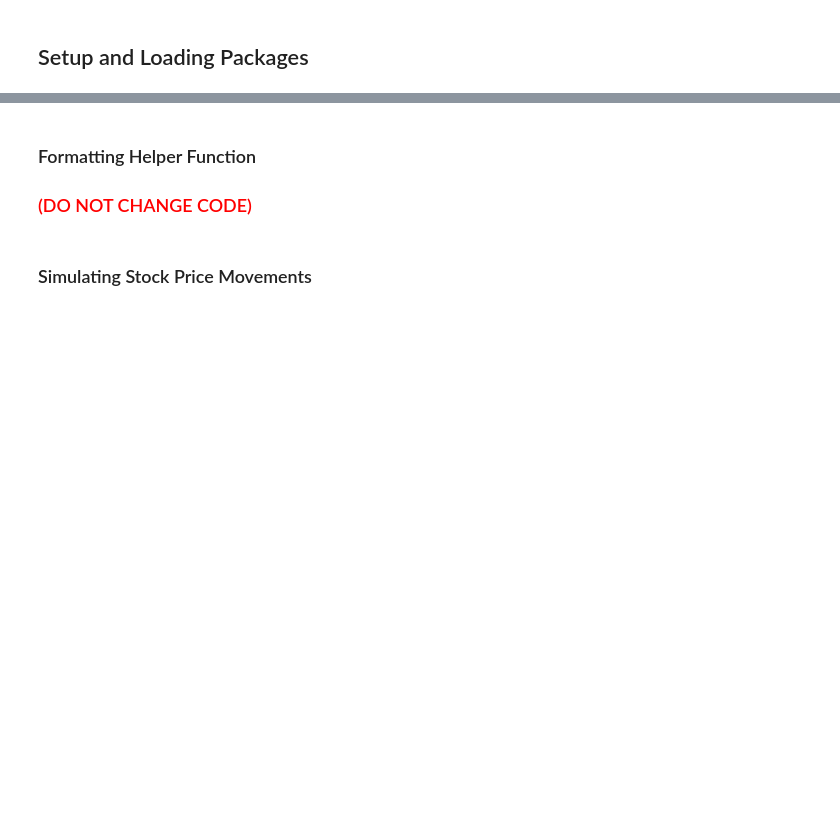
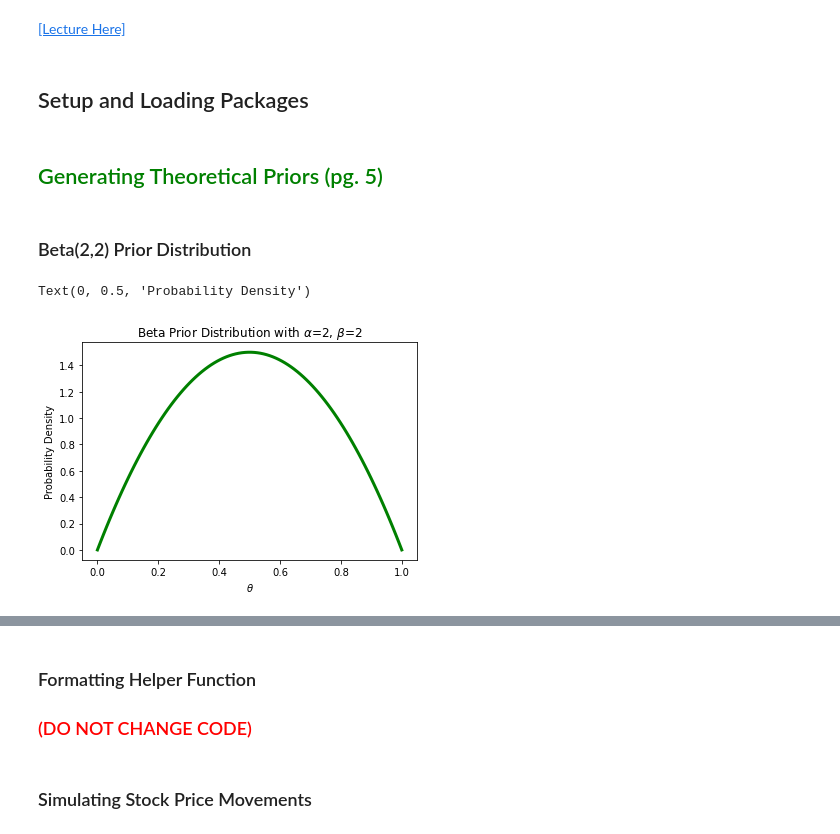
Before and after one commit to lykjohn/UChicago-Summer-Session-2022, a Jupyter notebook: Week1/Bayesian_ML.ipynb, the cells around one changed output, grey strips where cells are left out. Saved outputs shown, nothing was run; the diff lists cells and outputs as text; code cells hidden in the pictures; blank space fills up the shorter version.

```diff
--- a/Week1/Bayesian_ML.ipynb
+++ b/Week1/Bayesian_ML.ipynb
@@ -5,3 +3,5 @@ When the data consists of binary Bernoulli random variables with a certain succe
+# %% [markdown]
+<a href="url">[Lecture Here]</a>
 # %% [markdown]
 <h2> Setup and Loading Packages</h2>
 # %%
@@ -13,3 +13,16 @@ import seaborn as sns
 import scipy.stats as stats
 from matplotlib.ticker import FuncFormatter
 import pandas_datareader as pdr
+# %% [markdown]
+<h2 style="color:Green;">Generating Theoretical Priors (pg. 5)</h2>
+# %% [markdown]
+<h3> Beta(2,2) Prior Distribution </h3>
+# %%
+p = np.linspace(0, 1, 100) # possible probability values
+plt.plot(p, stats.beta.pdf(p, 2, 2),'g-', lw=3, label='beta pdf')
+plt.title('Beta Prior Distribution with $\\alpha$=2, $\\beta$=2')
+plt.xlabel('$\\theta$')
+plt.ylabel('Probability Density')
+# %% [output]
+Text(0, 0.5, 'Probability Density')
+[figure, added]
```
Also changed, not shown: parts of 9 cells of this notebook, 4 other files.
